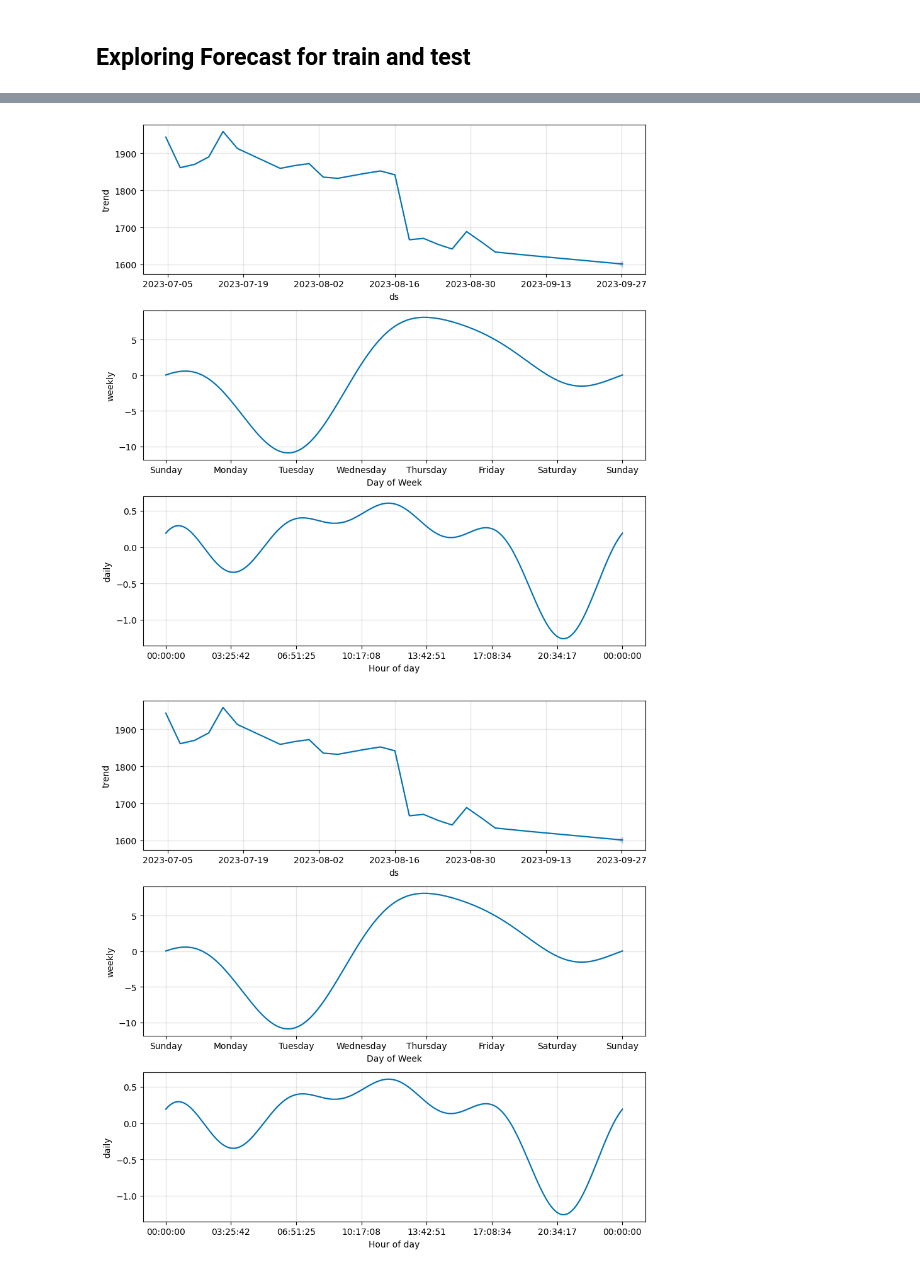
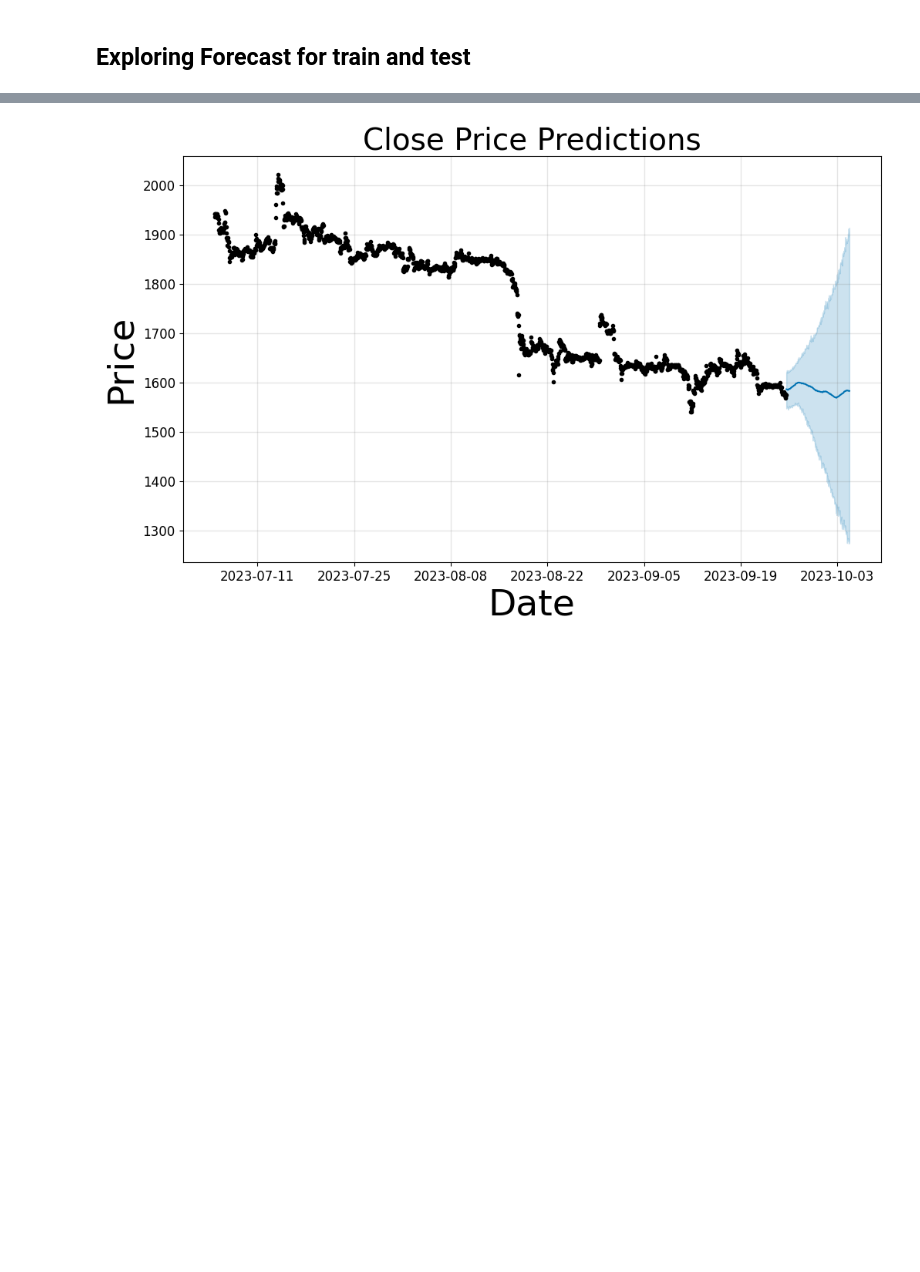
Before and after one commit to jeremiah-toribio/ethy-prophet, a Jupyter notebook: eth.ipynb, the cells around one changed output, grey strips where cells are left out. Cells and saved outputs as stored; diff of their text form; code cells hidden in the pictures; blank space fills up the shorter version.

```diff
--- a/eth.ipynb
+++ b/eth.ipynb
@@ -414,5 +386,10 @@ m.plot(forecast)
-# %%
-m.plot_components(forecast)
-# %% [output]
-[figure, removed]
-[figure, removed]
+# %%
+fig = model.plot(testmodel_forecast)
+ax = fig.gca()
+ax.set_title("Close Price Predictions", size=28)
+ax.set_xlabel("Date", size=34)
+ax.set_ylabel("Price", size=34)
+ax.tick_params(axis="x", labelsize=12)
+ax.tick_params(axis="y", labelsize=12)
+# %% [output]
+[figure, added]
```
Also changed, not shown: parts of 31 cells of this notebook.
